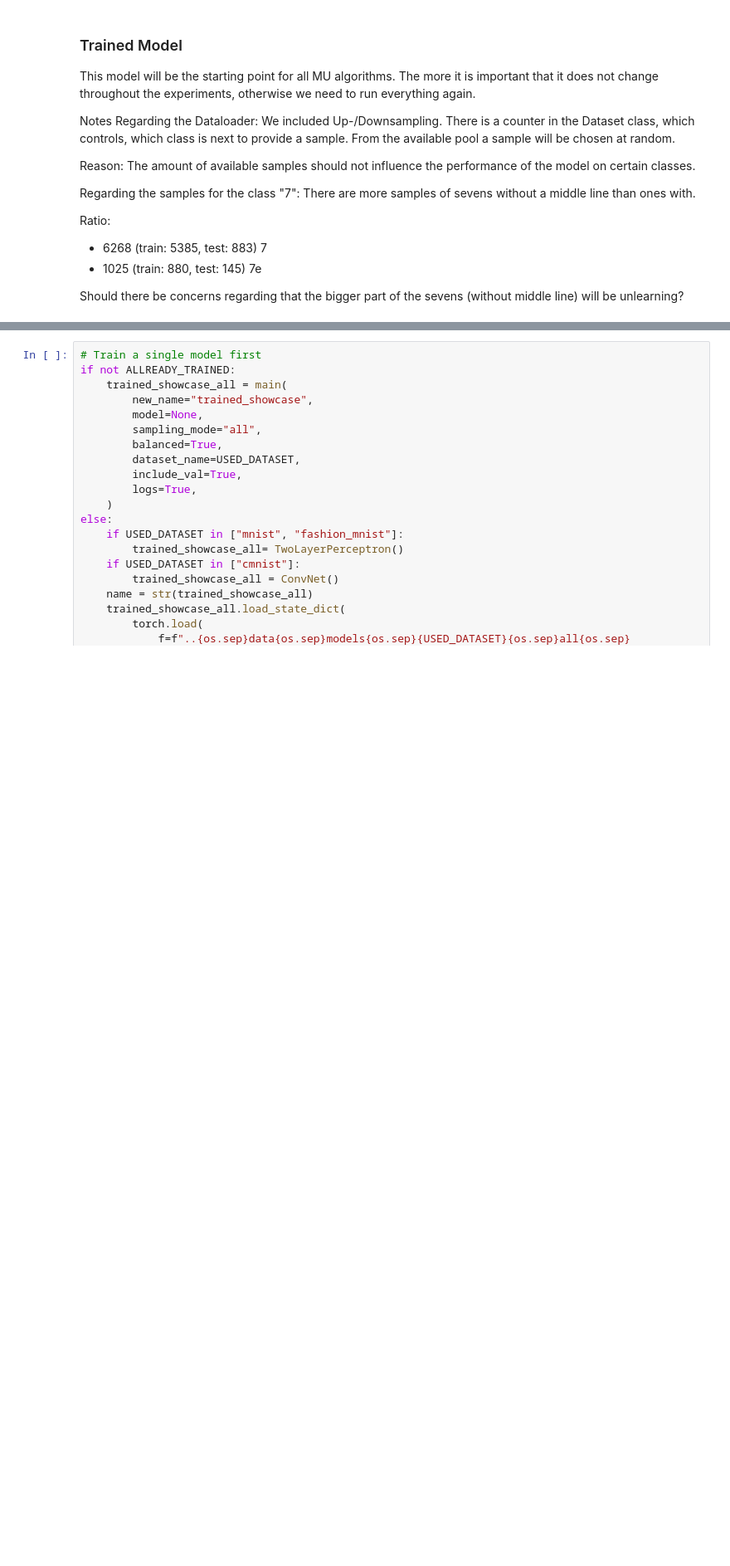
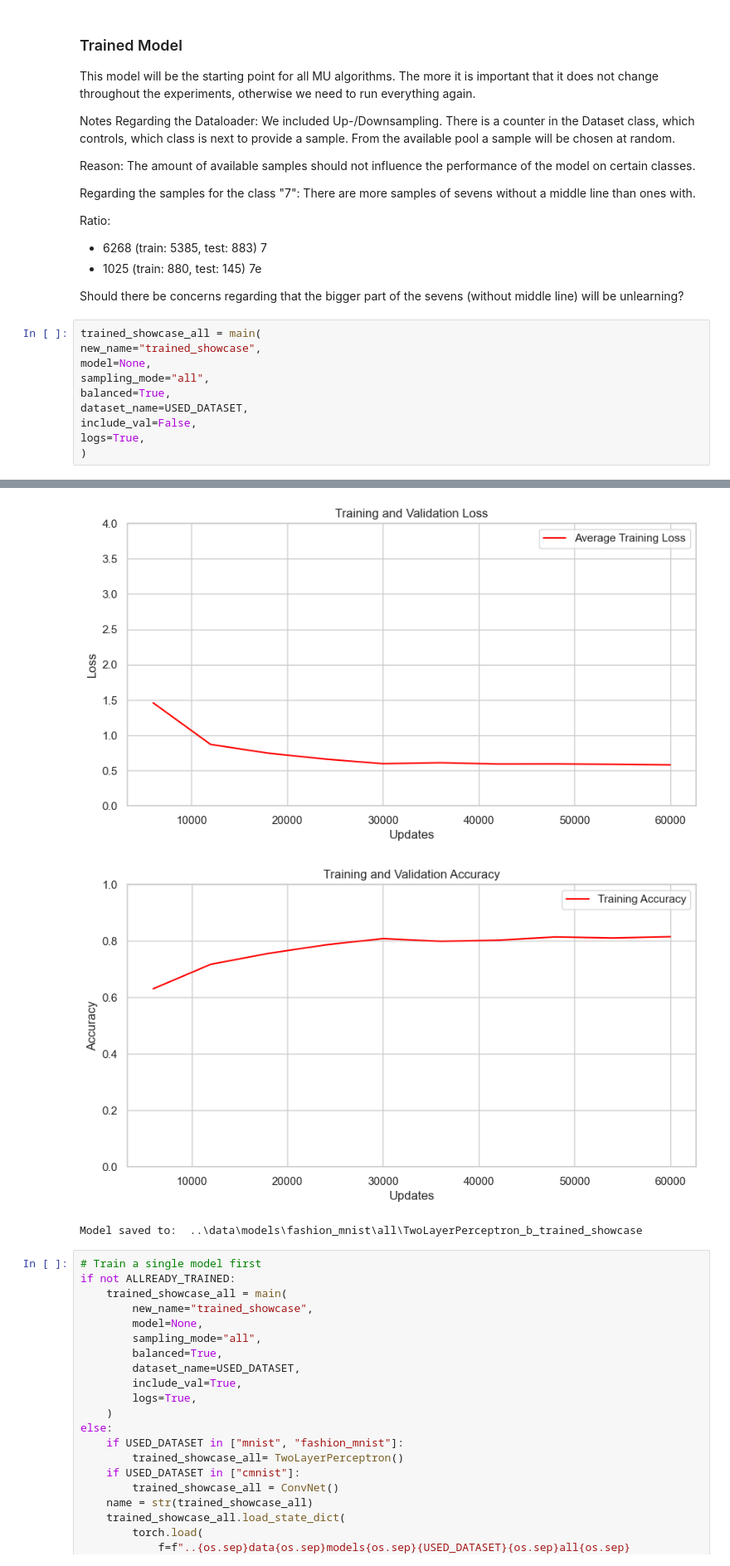
Before and after one commit to MoraiT01/study_on_unlearning, a Jupyter notebook: notebooks/network_compare.ipynb, the cells around one changed output, grey strips where cells are left out. Shown at 83% size. Cells and saved outputs as stored; diff of their text form; blank space fills up the shorter version.

```diff
--- a/notebooks/network_compare.ipynb
+++ b/notebooks/network_compare.ipynb
@@ -123,3 +123,14 @@ Ratio:
 - 1025 (train: 880,  test: 145) 7e
 
 Should there be concerns regarding that the bigger part of the sevens (without middle line) will be unlearning?
+# %%
+trained_showcase_all = main(
+new_name="trained_showcase",
+model=None,
+sampling_mode="all",
+balanced=True,
+dataset_name=USED_DATASET,
+include_val=False,
+logs=True,
+)
+# %% [output]
@@ -126,3 +147,6 @@ Should there be concerns regarding that the bigger part of the sevens (without m
+[figure, added]
+[figure, added]
+Model saved to:  ..\data\models\fashion_mnist\all\TwoLayerPerceptron_b_trained_showcase
 # %%
 # Train a single model first
 if not ALLREADY_TRAINED:
```
Also changed, not shown: parts of 2 cells of this notebook, 3 other files.
